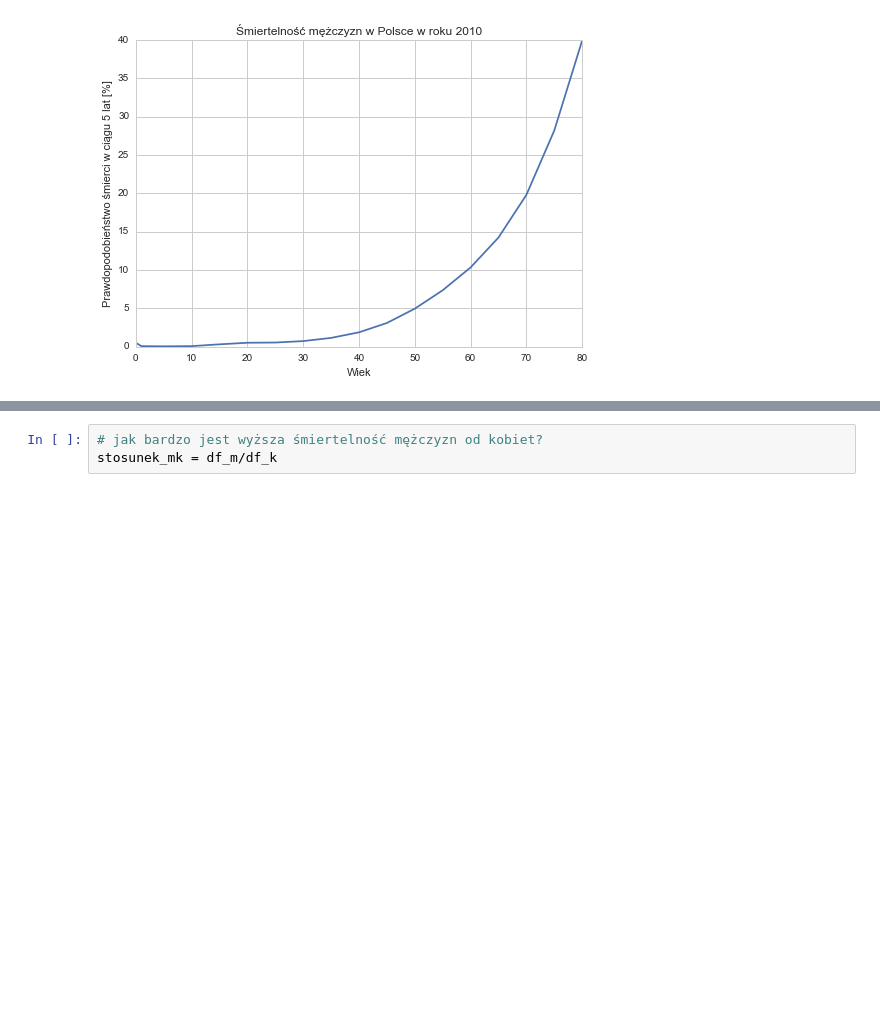
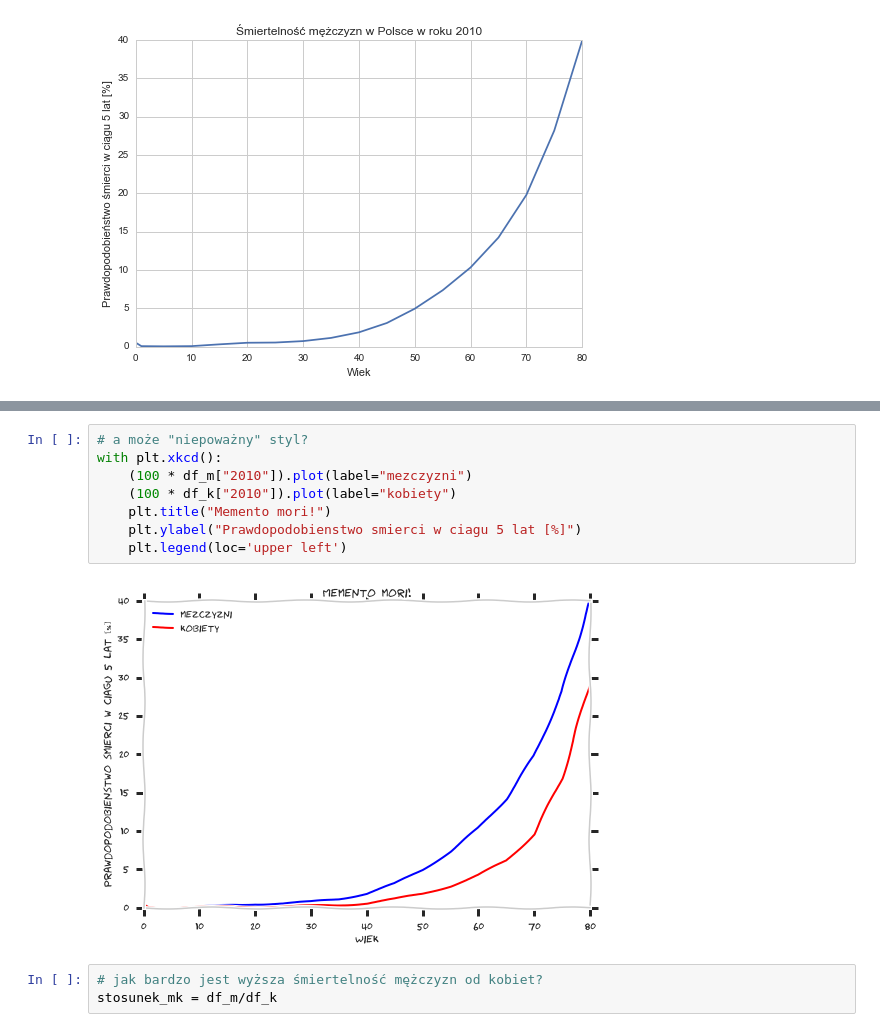
Before and after one commit to DELabUW/szkola-letnia-2015, a Jupyter notebook: zajecia/dzien0_wykresy_start.ipynb, the cells around one changed output, grey strips where cells are left out. Saved outputs shown, nothing was run; the diff lists cells and outputs as text; blank space fills up the shorter version.

```diff
--- a/zajecia/dzien0_wykresy_start.ipynb
+++ b/zajecia/dzien0_wykresy_start.ipynb
@@ -172,3 +172,13 @@ plt.legend(loc='lower right')
+# %%
+# a może "niepoważny" styl?
+with plt.xkcd():
+    (100 * df_m["2010"]).plot(label="mezczyzni")
+    (100 * df_k["2010"]).plot(label="kobiety")
+    plt.title("Memento mori!")
+    plt.ylabel("Prawdopodobienstwo smierci w ciagu 5 lat [%]")
+    plt.legend(loc='upper left')
+# %% [output]
+[figure, added]
 # %%
 # jak bardzo jest wyższa śmiertelność mężczyzn od kobiet?
 stosunek_mk = df_m/df_k
```
Also changed, not shown: parts of 4 cells of this notebook.
